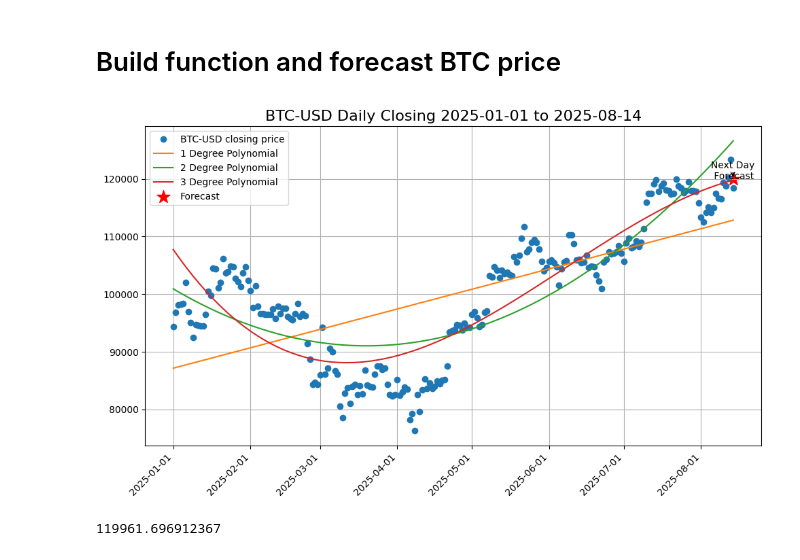
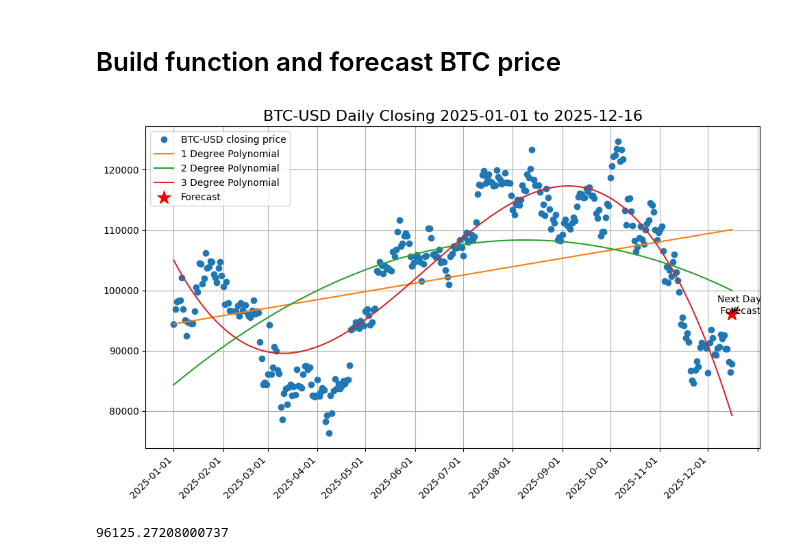
Before and after one commit to bofafa/ERB_CT298, a Jupyter notebook: 7-Numpy/polyfit.ipynb, the cells around one changed output. Drawn from its saved outputs; the diff is of its cells as text; code cells hidden in the pictures.

```diff
--- a/7-Numpy/polyfit.ipynb
+++ b/7-Numpy/polyfit.ipynb
@@ -55,7 +55,7 @@ plt.show()
 # %% [markdown]
 # Process with HSI data
 # %%
-df = yf.download('^HSI', start='2025-01-01', end='2025-08-16',
+df = yf.download('^HSI', start='2025-10-16', end='2025-12-16',
                  progress=False).droplevel('Ticker', axis=1).reset_index()
 df
 # %% [output]
@@ -135,34 +133,34 @@ array([ 7.46425174e-03, -1.83115499e+00,  1.54216163e+02,  1.87828265e+04])
 def forecast(stock: str, start: str, deg=3, chart=False) -> float:
     '''Forecast asset price'''
     total_close = 0
-    df = yf.download(stock, start=start, end='2025-8-16', auto_adjust=True, progress=False).droplevel('Ticker', axis=1).reset_index()
+    df = yf.download(stock, start=start, end='2025-12-17', auto_adjust=True, progress=False).droplevel('Ticker', axis=1).reset_index()
     for i in range(1, deg+1):
         total_close += np.poly1d(np.polyfit(df.index, df.Close, deg=i))(df.index.tolist()[-1]+1)
 
     if chart:
         fig, ax = plt.subplots(nrows=1, ncols=1, figsize=(10,6), sharex=True)
         ax.set_title(f'{stock} Daily Closing {df.Date.astype(str)[0]} to {df.Date.astype(str).iloc[-1]}', fontsize=16)
 
         ax.plot(df.Date.astype(str), df.Close, 'o', label=f'{stock} closing price')
         for i in range(1, deg+1):
             ax.plot(df.Date.astype(str), np.poly1d(np.polyfit(df.index, df.Close, deg=i))(df.index),
                     label=f'{i} Degree Polynomial')
         ax.scatter(df.Date.astype(str).iloc[-1], total_close / deg, color='r', marker='*', s=200, label='Forecast')
         ax.annotate('Next Day\n Forecast', xy=(df.Date.astype(str).iloc[-1], total_close / deg),
                     xytext=(df.Date.astype(str).iloc[-10], total_close / deg),
                     arrowprops=dict(arrowstyle='->' )   )
 
         ax.legend()
         ax.grid(True)
         ax.set_xticks(df.Date.astype(str), labels=df.Date.astype(str), rotation=45, ha='right')
         ax.xaxis.set_major_locator(mdates.MonthLocator(interval=1))
 
         plt.tight_layout()
         plt.show()
 
     return total_close / deg
 
 forecast(stock='BTC-USD', start='2025-01-01', chart=True) # BTC-USD
 # %% [output]
-[figure, old version]
+[figure, new version]
-119961.696912367
+96125.27208000737
```
Also changed, not shown: parts of 6 cells of this notebook.
